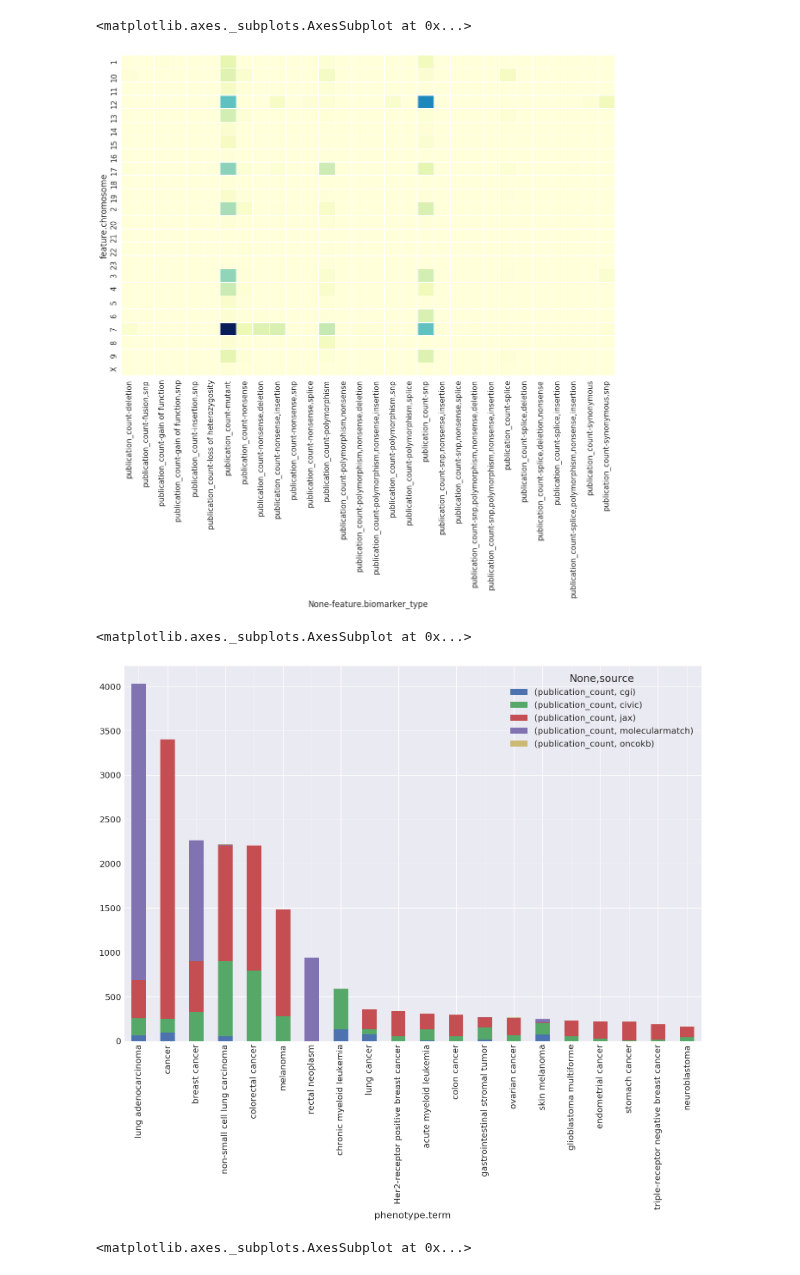
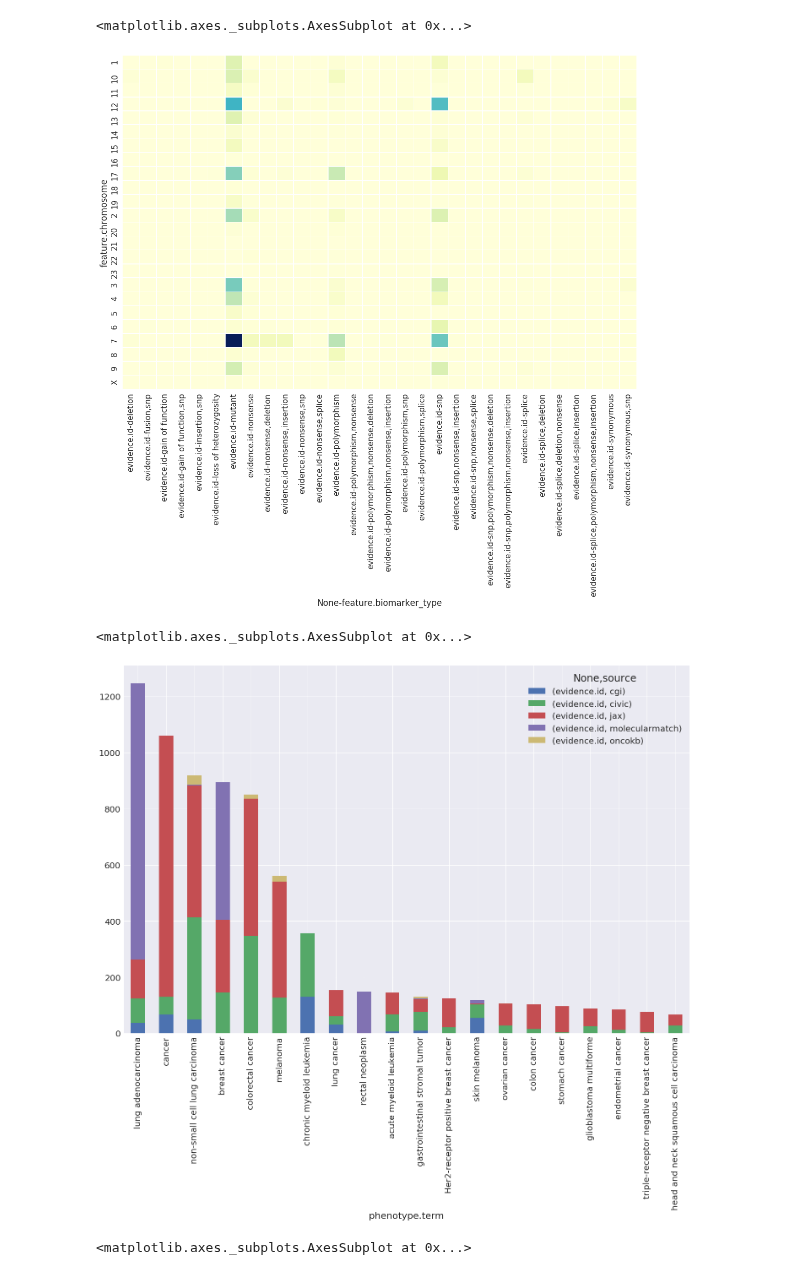
Before and after one commit to ohsu-comp-bio/g2p-aggregator, a Jupyter notebook: notebooks/associations_dataframe.ipynb, the cells around one changed output. Drawn from its saved outputs; the diff is of its cells as text; code cells hidden in the pictures.

```diff
--- a/notebooks/associations_dataframe.ipynb
+++ b/notebooks/associations_dataframe.ipynb
@@ -84,36 +122,39 @@ pd.pivot_table(associations_df,
 # %%
 # create a pivot table to sum publication count
 table = pd.pivot_table(associations_df,
-                       values=['publication_count'],
                        index=['feature.chromosome'],
                        columns=['feature.biomarker_type'],
-                       aggfunc=sum ,fill_value=0)
+                       values=['evidence.id'],
+                       aggfunc=lambda _id: len(_id.unique()),
+                       fill_value=0)
 
 # https://seaborn.pydata.org/generated/seaborn.heatmap.html
 sns.set(font_scale=1.5)
 
 # Draw a heatmap with the numeric values in each cell
 f, ax = plt.subplots(figsize=(18, 12))
 sns.heatmap(table, fmt="1.0f", linewidths=.5, ax=ax, cbar=False, cmap="YlGnBu")
 # %% [output]
 <matplotlib.axes._subplots.AxesSubplot at 0x...>
-[figure, old version]
+[figure, new version]
 # %%
 sns.set(font_scale=2)
 
 table = pd.pivot_table(associations_df,
                        index=["phenotype.term","source"],
-                       values=['publication_count'],
-                       aggfunc=np.sum)
+                       values=['evidence.id'],
+                       aggfunc=lambda _id: len(_id.unique()),
+                       fill_value=0)
+
 cmp = plt.cm.get_cmap('jet')
-s_sort = table.groupby(level=[0]).sum().sort_values(by=['publication_count'],ascending=False)
+s_sort = table.groupby(level=[0]).sum().sort_values(by=['evidence.id'],ascending=False)
 table = table.reindex(index=s_sort.index, level=0).unstack(fill_value=0)
 
 
 table.head(20).plot(kind='bar',  stacked=True,  figsize=(24, 16))
 # %% [output]
 <matplotlib.axes._subplots.AxesSubplot at 0x...>
-[figure, old version]
+[figure, new version]
 # %%
 sns.set(font_scale=2)
 
```
Also changed, not shown: parts of 14 cells of this notebook, 2 other files.
